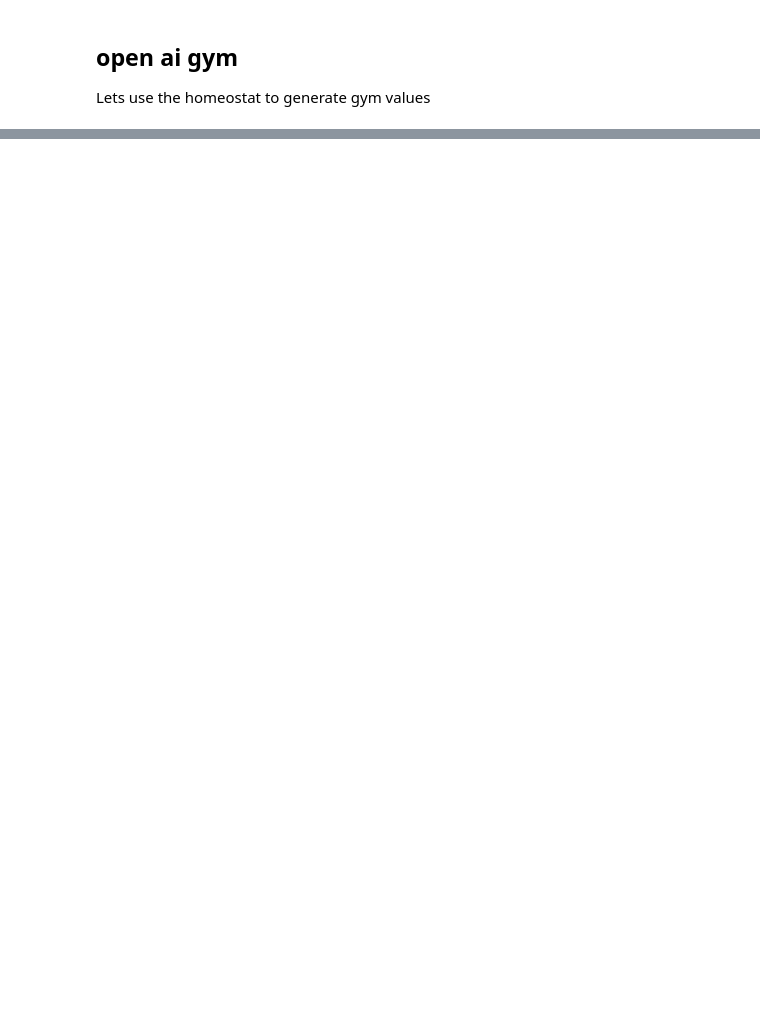
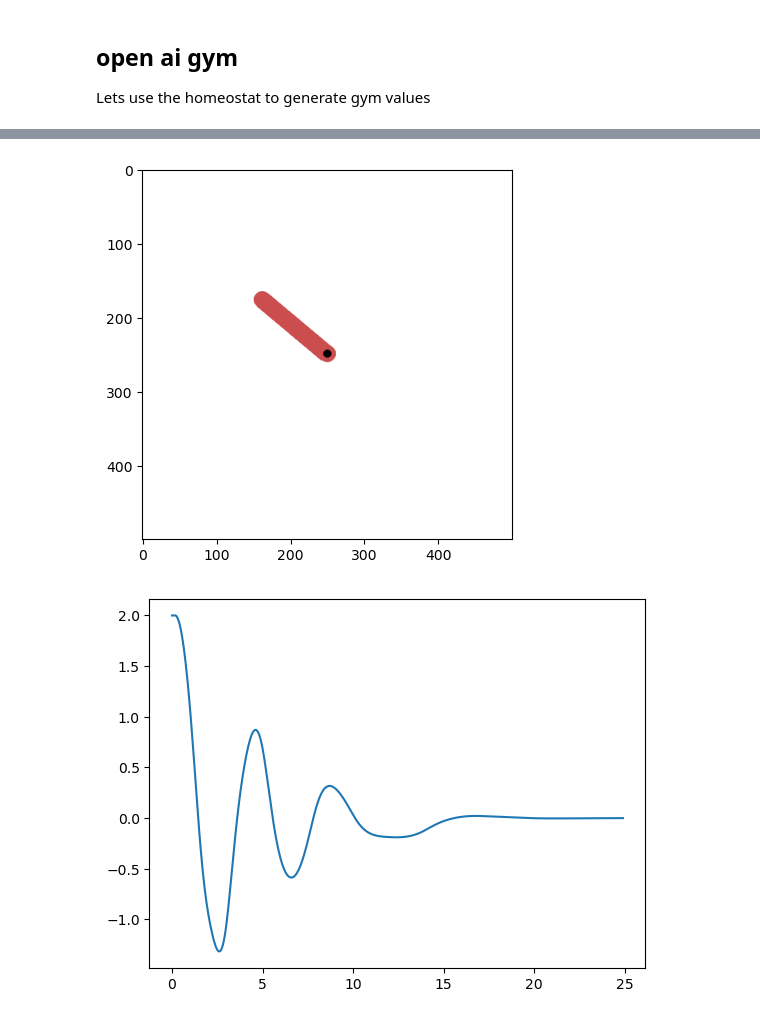
Before and after one commit to shepai/Chaos-Robotics, a Jupyter notebook: Simulation/Reward Modelling/homeostat.ipynb, the cells around one changed output, grey strips where cells are left out. Cells and saved outputs as stored; diff of their text form; code cells hidden in the pictures; blank space fills up the shorter version.

```diff
--- a/Simulation/Reward Modelling/homeostat.ipynb
+++ b/Simulation/Reward Modelling/homeostat.ipynb
@@ -267,0 +312,68 @@ plt.show()
+# %%
+SIM='Pendulum-v1'
+filepath="C:/Users/dexte/OneDrive/Pictures/Saved Pictures/PhD chaos/AutoGen/"
+upper_viability = 1
+lower_viability = 0.5
+def save_trial(num_trials):
+    #setup gym
+    env = gym.make(SIM,g=5,render_mode="rgb_array")
+    observation, info = env.reset()
+    rewards=0
+    observations=[]
+    totalFit=-100
+    best_obvs=[]
+    #homeostat setup
+    dt=0.05
+    h=homeostat_client(n_units,2,-2,upper_viability,lower_viability,test_interval) #create agent
+    b=h.hom.getUnit(0,1)
+    feed=np.asarray(b).view(np.float32)
+    action=0
+    t=0
+    ts = [t]
+    #main loop
+    for _ in range(num_trials):
+        h.hom.step_var(dt,feed)
+        b=h.hom.getUnit(0,_)
+        F=np.asarray(b).view(np.float32)
+        if len(F)>0:
+            action=[F[-1]]
+        else: action=[0]
+        observation, reward, terminated, truncated, info = env.step(action) #step through with each action
+        action = h.hom.step_var(dt,feed)
+        rewards+=reward
+        feed=maths.acos(observation[0])
+        if terminated or truncated: #environment finished
+            observation, info = env.reset()
+            if sum(observations)>=totalFit: #save best observaations
+                totalFit=sum(observation)
+                best_obvs=dc(observations) #copy obs
+            observations=[]
+        fig, axes = plt.subplots(2,1)
+        #axes[0].figure(figsize=(5,1))
+        axes[0].set_title("A: Homeostat Signal", loc="left")
+        axes[0].plot(ts[0:len(F)],F)
+
+        axes[1].set_title("B: Agent", loc="left")
+        axes[1].imshow(env.render())
+        axes[1].xaxis.set_visible(False)
+        axes[1].yaxis.set_visible(False)
+        fig.tight_layout(pad=0.05)
+        fig.savefig(filepath+"save"+str(_)+".png")
+        plt.close()
+        t += dt
+        ts.append(t)
+    endObs=observation
+    #get end positions
+    b=h.hom.getUnit(0,_)
+    feed=np.asarray(b).view(np.float32)
+    return rewards,best_obvs,env.render(),[ts,feed]
+
+c=save_trial(500)
+plt.imshow(c[2])
+plt.show()
+
+plt.plot(c[3][0][0:len(c[3][1])],c[3][1])
+plt.show()
+# %% [output]
+[figure, added]
+[figure, added]
```
Also changed, not shown: parts of 5 cells of this notebook, 1 other file.
